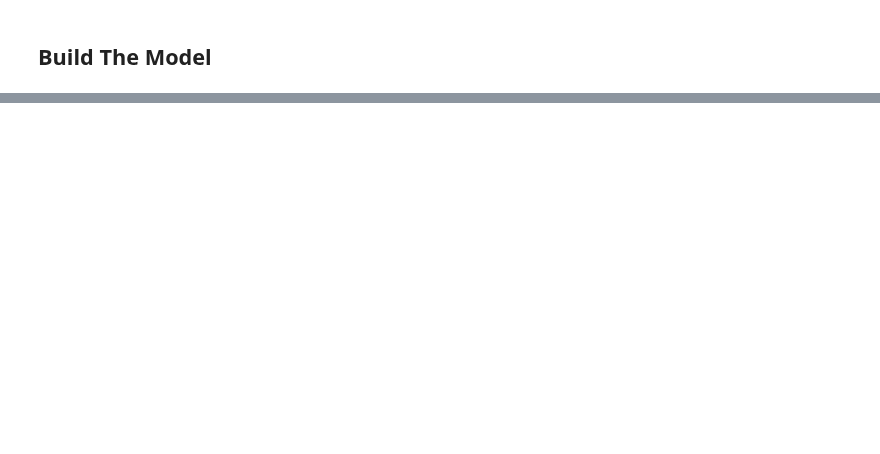
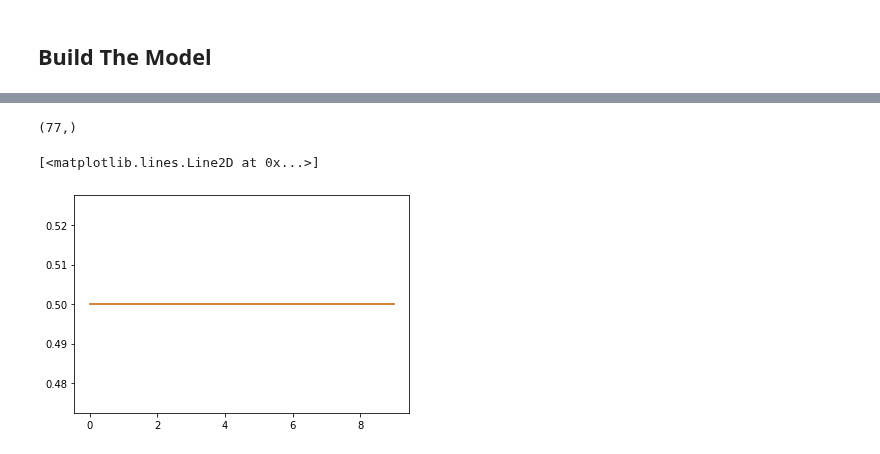
Before and after one commit to rooneyrulz/prima_diabetes_classification, a Jupyter notebook: Prima Diabetes Prediction.ipynb, the cells around one changed output, grey strips where cells are left out. Cells and saved outputs as stored; diff of their text form; code cells hidden in the pictures; blank space fills up the shorter version.

Commit message:
retrained the model & evaluate

```diff
--- a/Prima Diabetes Prediction.ipynb
+++ b/Prima Diabetes Prediction.ipynb
@@ -149,7 +149,7 @@ X_test = scaler.transform(X_test)
 # %%
 # Reshaping
 
-X_train = X_train.reshape(X_train.shape[0], 4, -1)
-X_test = X_test.reshape(X_test.shape[0], 4, -1)
+# X_train = X_train.reshape(X_train.shape[0], 8, 1)
+# X_test = X_test.reshape(X_test.shape[0], 8, 1)
 
-X_train.shape, y_train.shape
+# X_train.shape, y_train.shape
@@ -165,13 +163,16 @@ from tensorflow.keras.layers import Dense, Flatten, Dropout
 # Define the network
 model = Sequential()
 
-# Add the first layer
-model.add(Dense(50, input_shape=(X_train.shape[1], 2), activation='relu'))
+# Add the Input layer
+model.add(Flatten())
 
-# Add the second layer
+# Add the first hidden layer
+model.add(Dense(50, activation='relu'))
+
+# Add the second hidden layer
 model.add(Dense(50, activation='relu'))
 
 # Add the output layer
-model.add(Dense(1, activation='relu'))
+model.add(Dense(2, activation='softmax'))
 # %%
 # Summary
@@ -196,7 +184,7 @@ _________________________________________________________________
 model.compile(optimizer='adam', loss='sparse_categorical_crossentropy', metrics=['accuracy'])
 # %%
 # Train the model
-# history = model.fit(X_train, y_train, batch_size=32, epochs=10, validation_split=0.1, verbose=2)
+history = model.fit(X_train, y_train, batch_size=32, epochs=10, validation_split=0.1, verbose=2)
 # %% [output]
 Train on 621 samples, validate on 70 samples
 Epoch 1/10
@@ -204,0 +236,10 @@ InvalidArgumentError: Incompatible shapes: [32,1] vs. [32,4,1]
+# %%
+y_test.shape
+# %% [output]
+(77,)
+# %%
+plt.plot(history.history['acc'])
+plt.plot(history.history['val_acc'])
+# %% [output]
+[<matplotlib.lines.Line2D at 0x...>]
+[figure, added]
```
Also changed, not shown: parts of 8 cells of this notebook.
